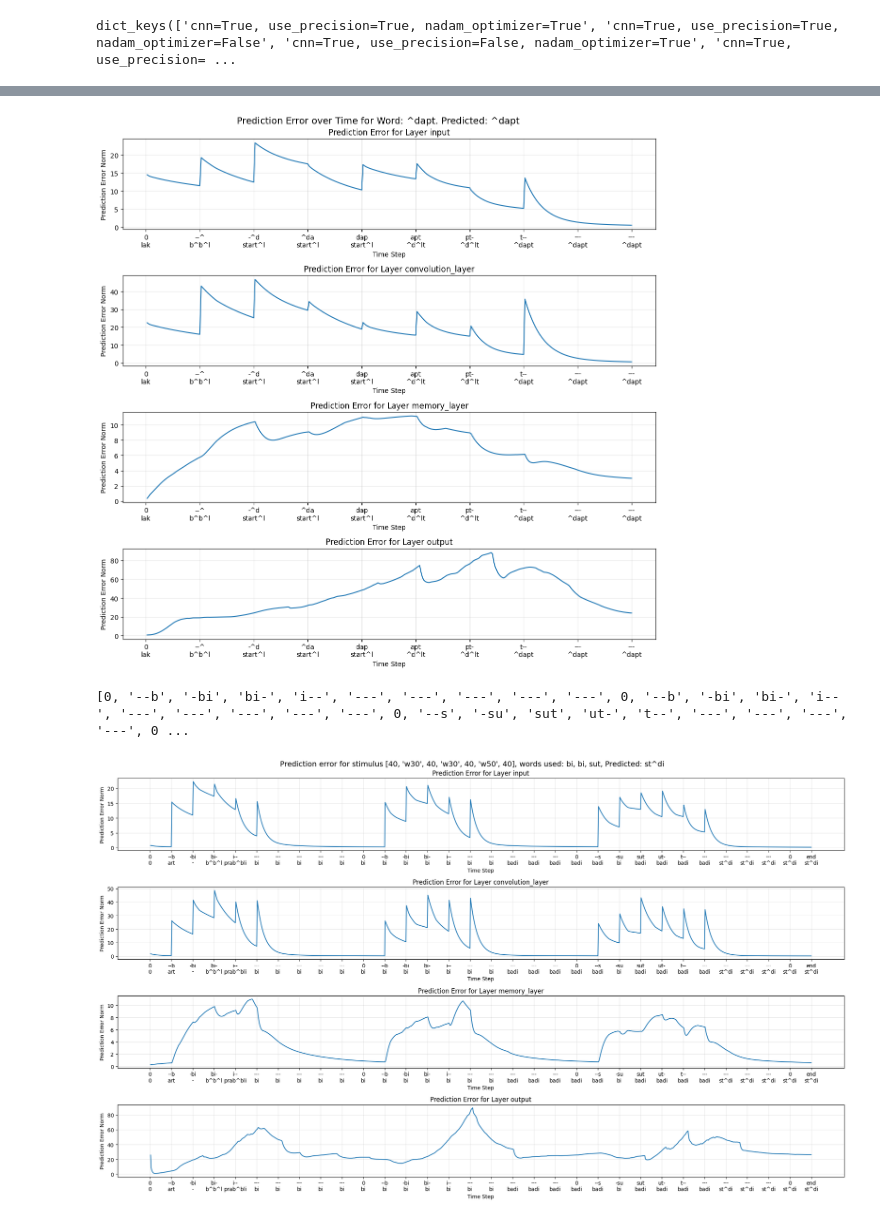
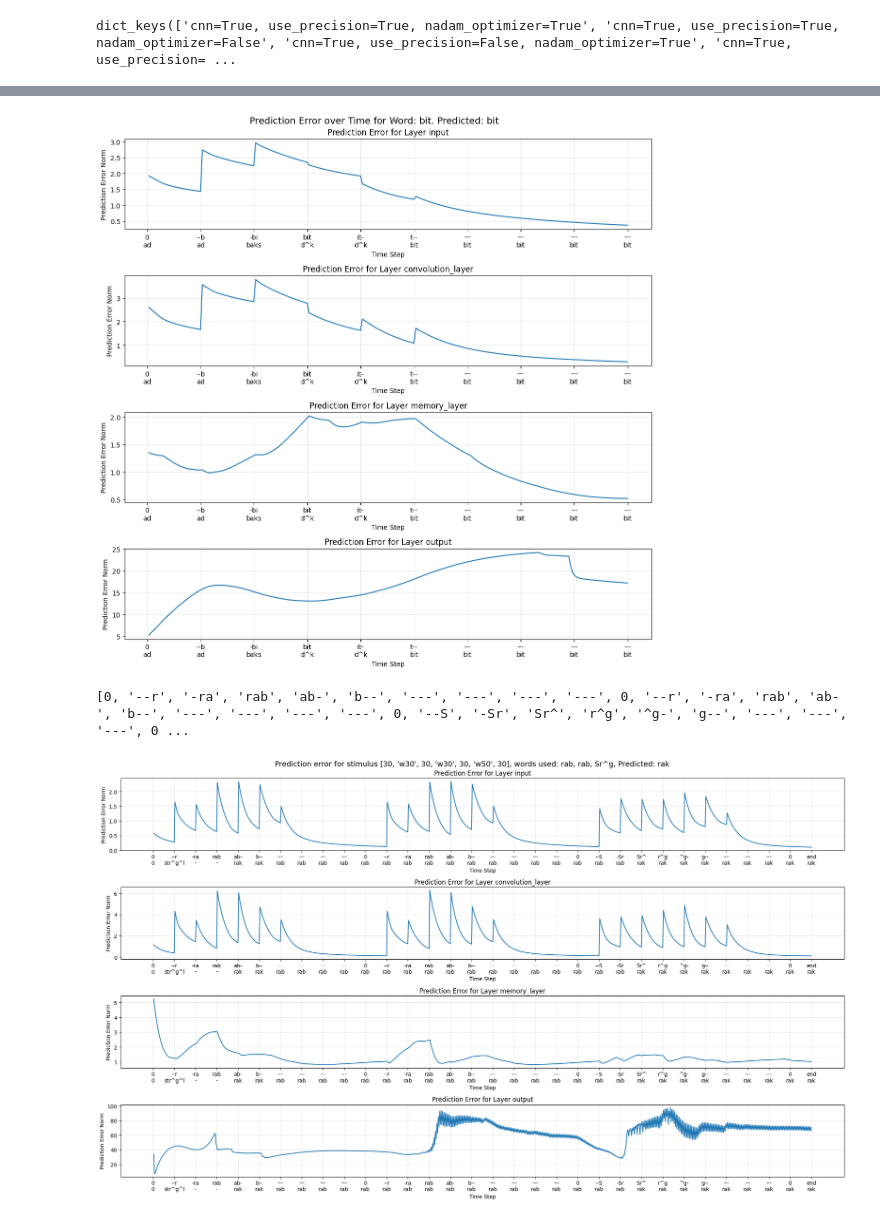
Before and after one commit to gydis/trace-predictive-coding, a Jupyter notebook: predcoding/sandbox.ipynb, the cells around one changed output, grey strips where cells are left out. Cells and saved outputs as stored; diff of their text form; code cells hidden in the pictures.

```diff
--- a/predcoding/sandbox.ipynb
+++ b/predcoding/sandbox.ipynb
@@ -58,4 +74,6 @@ import pickle
 histories = pickle.load(open("histories.pkl", "rb"))
+# %%
+history = pickle.load(open("history.pkl", "rb"))
 # %% [markdown]
 ## Training on TRACE
 # %%
@@ -141,9 +170,9 @@ a.save("test.mp4")
 # %%
 pred_errs = pred_err_plots(model, config, train_dataloader, i=0)
 # %% [output]
-[figure, old version]
+[figure, new version]
 # %%
-_ = pred_err_stimuli(model, config, train_dataloader, stimuli=[40, "w30", 40, "w30", 40, "w50", 40])
+_ = pred_err_stimuli(model, config, train_dataloader, stimuli=[30, "w30", 30, "w30", 30, "w50", 30])
 # %% [output]
-[0, '--b', '-bi', 'bi-', 'i--', '---', '---', '---', '---', '---', 0, '--b', '-bi', 'bi-', 'i--', '---', '---', '---', '---', '---', 0, '--s', '-su', 'sut', 'ut-', 't--', '---', '---', '---', '---', 0 ...
+[0, '--r', '-ra', 'rab', 'ab-', 'b--', '---', '---', '---', '---', 0, '--r', '-ra', 'rab', 'ab-', 'b--', '---', '---', '---', '---', 0, '--S', '-Sr', 'Sr^', 'r^g', '^g-', 'g--', '---', '---', '---', 0 ...
-[figure, old version]
+[figure, new version]
```
Also changed, not shown: parts of 12 cells of this notebook, 3 other files.
